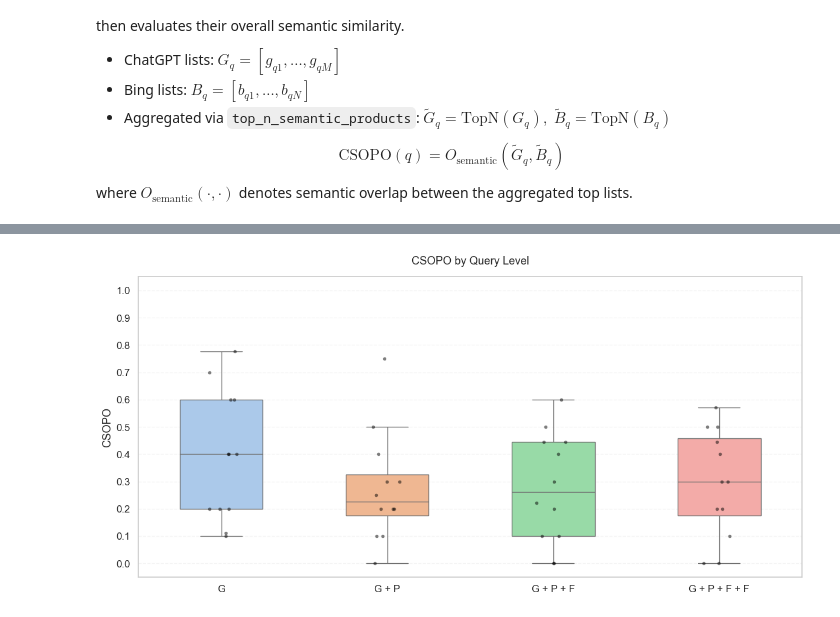
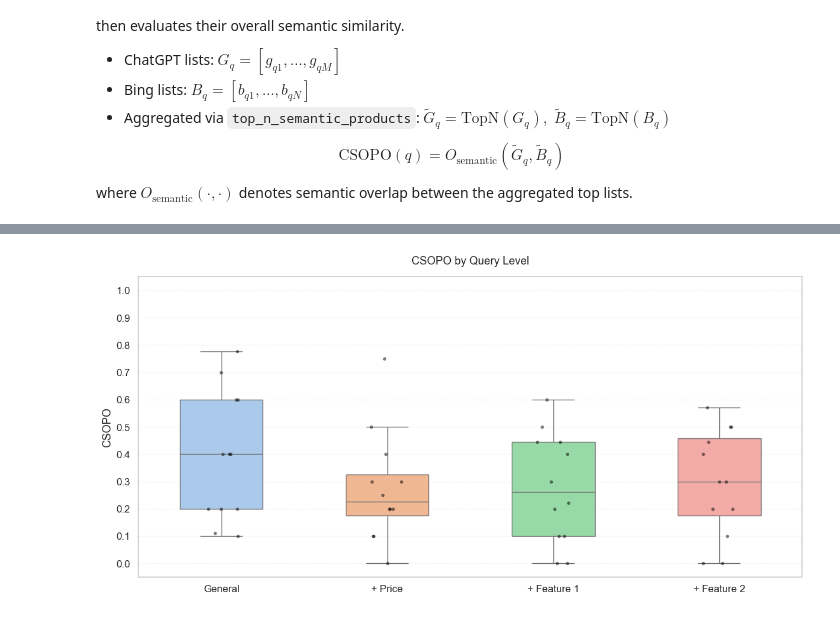
Before and after one commit to Saccarab/Search-vs-Generation-A-Comparative-Study-of-Bing-and-ChatGPT-in-Product-Recommendations, a Jupyter notebook: notebooks/ChatGPT vs Bing/ChatGPT vs Bing Product Overlap.ipynb, the cells around one changed output, grey strips where cells are left out. Saved outputs shown, nothing was run; the diff lists cells and outputs as text; code cells hidden in the pictures.

```diff
--- a/notebooks/ChatGPT vs Bing/ChatGPT vs Bing Product Overlap.ipynb
+++ b/notebooks/ChatGPT vs Bing/ChatGPT vs Bing Product Overlap.ipynb
@@ -298,32 +262,32 @@ boxplot(
 # %%
 csopo_g = csopo_df[csopo_df["query_level"] == "General"]
 csopo_gp = csopo_df[csopo_df["query_level"] == "General & Price"]
 csopo_gpf = csopo_df[csopo_df["query_level"] == "General & Price & Feature"]
 csopo_gpff = csopo_df[csopo_df["query_level"] == "General & Price & Feature & Feature"]
 
 plot_df = pd.DataFrame({
     "CSOPO": pd.concat([
         csopo_g["csopo"],
         csopo_gp["csopo"],
         csopo_gpf["csopo"],
         csopo_gpff["csopo"]
     ], ignore_index = True),
     "Query Level": (
-        ["G"] * len(csopo_g)
-        + ["G + P"] * len(csopo_gp)
-        + ["G + P + F"] * len(csopo_gpf)
-        + ["G + P + F + F"] * len(csopo_gpff)
+        ["General"] * len(csopo_g)
+        + ["+ Price"] * len(csopo_gp)
+        + ["+ Feature 1"] * len(csopo_gpf)
+        + ["+ Feature 2"] * len(csopo_gpff)
     )
 })
 
 boxplot(
     df = plot_df,
     x_col = "Query Level",
     y_col = "CSOPO",
-    order = ["G", "G + P", "G + P + F", "G + P + F + F"],
+    order = ["General", "+ Price", "+ Feature 1", "+ Feature 2"],
     title = "CSOPO by Query Level",
     xlabel = "",
     ylabel = "CSOPO"
 )
 # %% [output]
-[figure, old version]
+[figure, new version]
```
Also changed, not shown: parts of 7 cells of this notebook, 6 other files.
